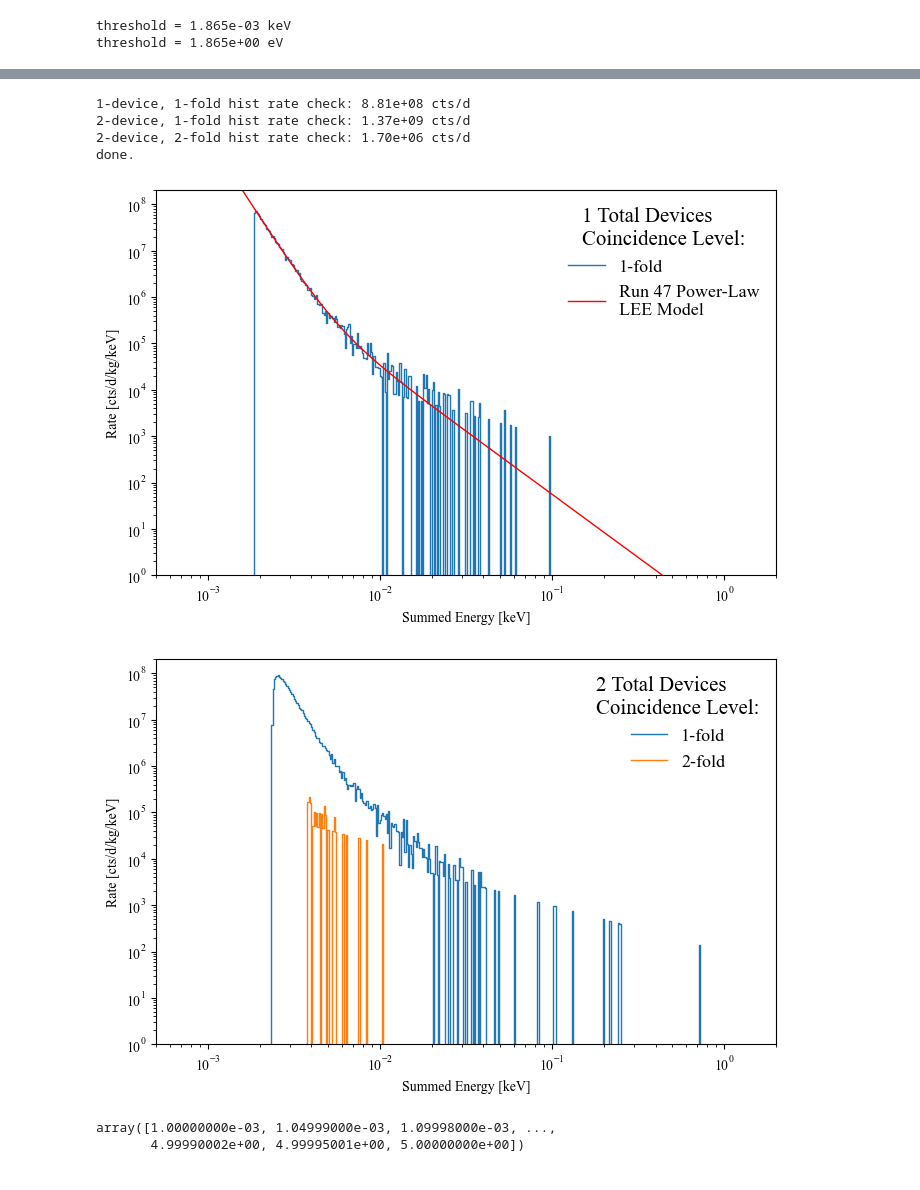
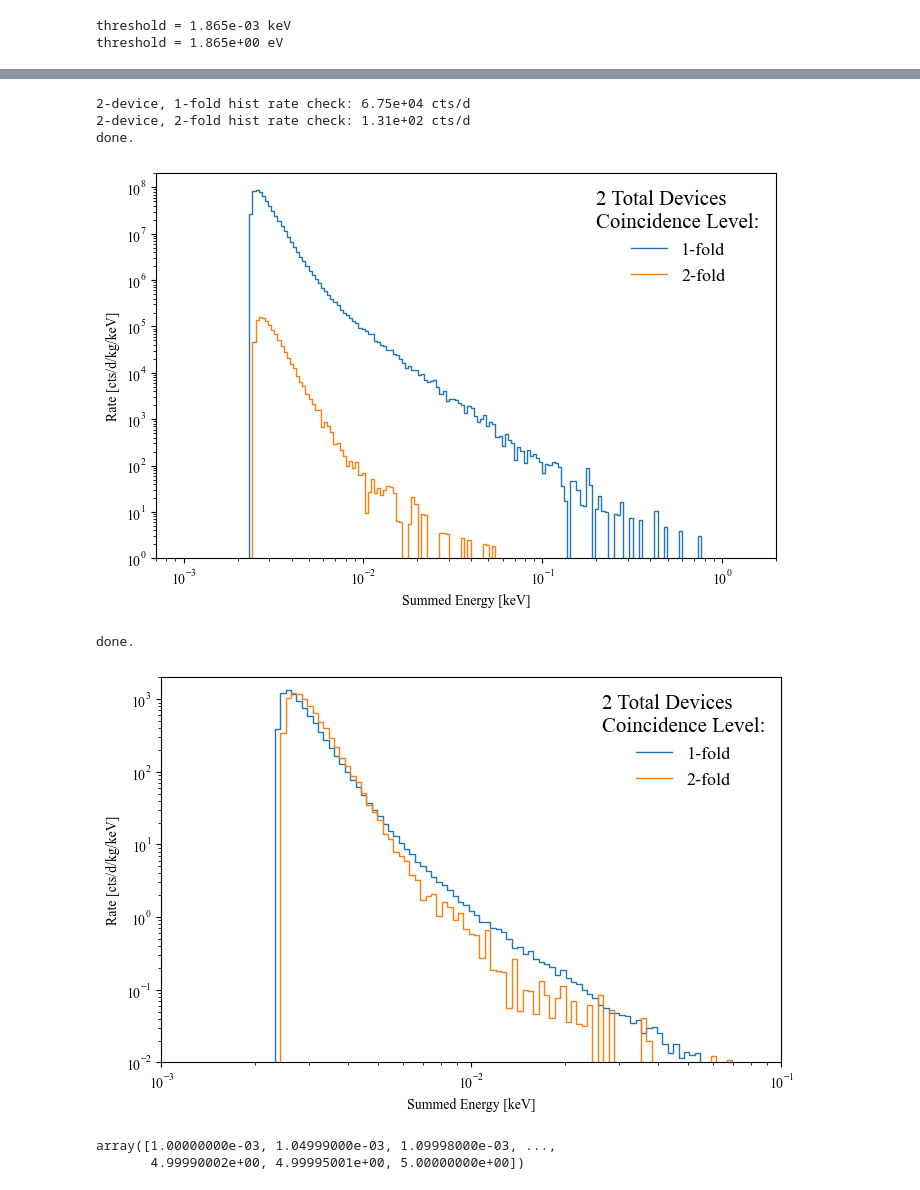
Before and after one commit to spice-herald/DarkLim, a Jupyter notebook: examples/generate_lee_templates_powerlaw.ipynb, the cells around one changed output, grey strips where cells are left out. Drawn from its saved outputs; the diff is of its cells as text; code cells hidden in the pictures.

Commit message:
restructure done

```diff
--- a/examples/generate_lee_templates_powerlaw.ipynb
+++ b/examples/generate_lee_templates_powerlaw.ipynb
@@ -82,7 +82,7 @@ energy_res = 0.373e-3 # energy resolution in keV
 nsigma = 5
 threshold = nsigma*energy_res
 
-e_low = 0.5e-3 #keV - determined by lowest per device threshold considered
+e_low = 0.7e-3 #keV - determined by lowest per device threshold considered
 e_high = 2 #keV
 npts = 100000
 
@@ -236,7 +216,7 @@ for i,m in enumerate(devices):
         sum_energy = res_dict[str(m)+'_'+str(c)+'_summede']
 
         # log bins
-        h = Hist1d(sum_energy,bins=np.geomspace(e_low,e_high,num=500))
+        h = Hist1d(sum_energy,bins=np.geomspace(e_low,e_high,num=200))
         bw = h.bin_edges[1::]-h.bin_edges[:-1]
 
         #h = Hist1d(sum_energy,bins=npts,range=(e_low,e_high))
@@ -252,39 +232,84 @@ for i,m in enumerate(devices):
         #h.plot(scale_histogram_by=1,lw=1,label='{}-fold'.format(c),normed=True)
         #h.plot(scale_histogram_by=1/bw,lw=1,label='{}-fold MC w/threshold'.format(c),normed=True)
 
         if m==1 and c==1: #overlay pdf in this case
             plt.plot(h.bin_centers,pdf(h.bin_centers),lw=1,color='red', label='Run 47 Power-Law\nLEE Model')
 
         #x = np.geomspace(e_low,e_high,10000)
         #dist = pdf(x)
         #plt.plot(x, dist/np.trapz(dist, x=x),label='Summed Power Law')
 
         #ax.set_title('{:d} Total Devices'.format(m))
         #ax.set_xlim(e_low,e_high)
         ax.set_xlim(e_low,e_high)
         ax.set_xscale('log')
         ax.set_ylim(1,2e8)
         ax.set_yscale('log')
         ax.legend(loc='upper right', title='{:d} Total Devices\nCoincidence Level:'.format(m), frameon=False,ncol=1,fontsize=13,title_fontsize=15)
         #ax.legend(loc='upper right', title='{:0.1e} keV threshold in each device'.format(threshold),ncol=2)
         ax.set_xlabel('Summed Energy [keV]')
         ax.set_ylabel('Rate [cts/d/kg/keV]')
 
-        print('{}-device, {}-fold hist rate check: {:0.2e} cts/d'.format(m,c, np.sum(h.histogram) ))
+        print('{}-device, {}-fold hist rate check: {:0.2e} cts/d'.format(m,c, np.sum(h.histogram*bw) ))
 
         if save:
             outname = './LEE_templates/LEE_bkg_{:d}device_{:d}fold_{:0.0f}mus.txt'.format(m,c,w/1e-6)
             tot = np.column_stack( (h.bin_centers, h.histogram) )
             np.savetxt(outname,tot,fmt=['%.5e','%0.5e'] ,delimiter=' ', header='energy[keV] evts/day/keV/kg')
 
 print('done.')# generate toys from m devices with n-fold coincidence
 # %% [output]
-1-device, 1-fold hist rate check: 8.81e+08 cts/d
-2-device, 1-fold hist rate check: 1.37e+09 cts/d
-2-device, 2-fold hist rate check: 1.70e+06 cts/d
+2-device, 1-fold hist rate check: 6.75e+04 cts/d
+2-device, 2-fold hist rate check: 1.31e+02 cts/d
 done.
-[figure, old version]
+[figure, new version]
-[figure, removed]
+# %%
+# test if distribtions have same shape...
+
+m = 2
+
+#c_thres = np.array([1.865e-3,1.220e-3,0.925e-3])
+
+c_thres = np.array([1.865e-3,1.220e-3])
+
+fig, ax = plt.subplots(1,figsize=(8,5))
+
+hists = []
+for i,c in enumerate([1,2]):
+
+        if c==1:
+            sum_energy = res_dict[str(m)+'_'+str(c)+'_summede']
+        else:
+            #sum_energy = (c_thres[0]/(c*c_thres[i])) * res_dict[str(m)+'_'+str(c)+'_summede']
+            sum_energy = res_dict[str(m)+'_'+str(c)+'_summede']
+
+        # log bins
+        h = Hist1d(sum_energy,bins=np.geomspace(e_low,e_high,num=200))
+        bw = h.bin_edges[1::]-h.bin_edges[:-1]
+
+        h *= 1/np.sum(h.histogram)
+        h *= 1/bw
+
+        h.plot(lw=1,label='{}-fold'.format(c))
+
+
+
+ax.set_xlim(e_low,e_high)
+ax.set_xscale('log')
+ax.set_ylim(1e-2,2e3)
+ax.set_xlim(1e-3,1e-1)
+ax.set_yscale('log')
+ax.legend(loc='upper right', title='{:d} Total Devices\nCoincidence Level:'.format(m), frameon=False,ncol=1,fontsize=13,title_fontsize=15)
+#ax.legend(loc='upper right', title='{:0.1e} keV threshold in each device'.format(threshold),ncol=2)
+ax.set_xlabel('Summed Energy [keV]')
+ax.set_ylabel('Rate [cts/d/kg/keV]')
+
+
+
+print('done.')# generate toys from m devices with n-fold coincidence
+# %% [output]
+done.
+[figure, added]
 # %%
 h.bin_edges
 # %% [output]
```
Also changed, not shown: parts of 1 cell of this notebook, 1 other file.
